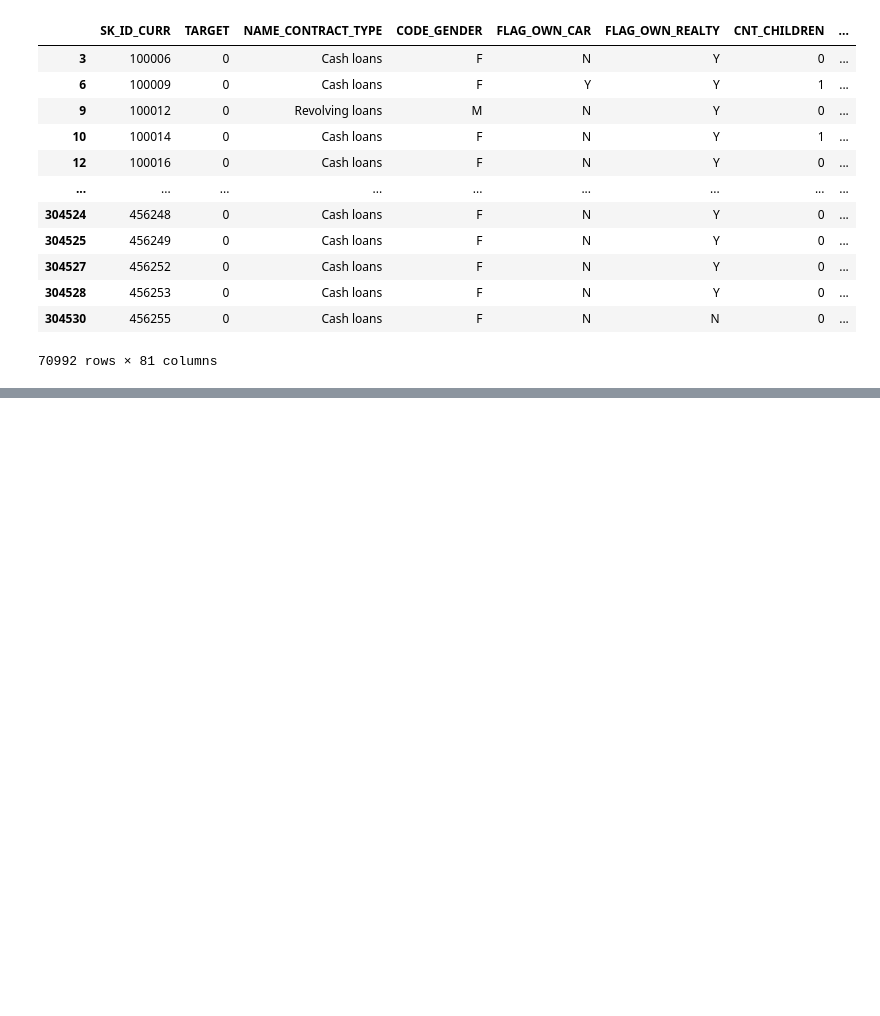
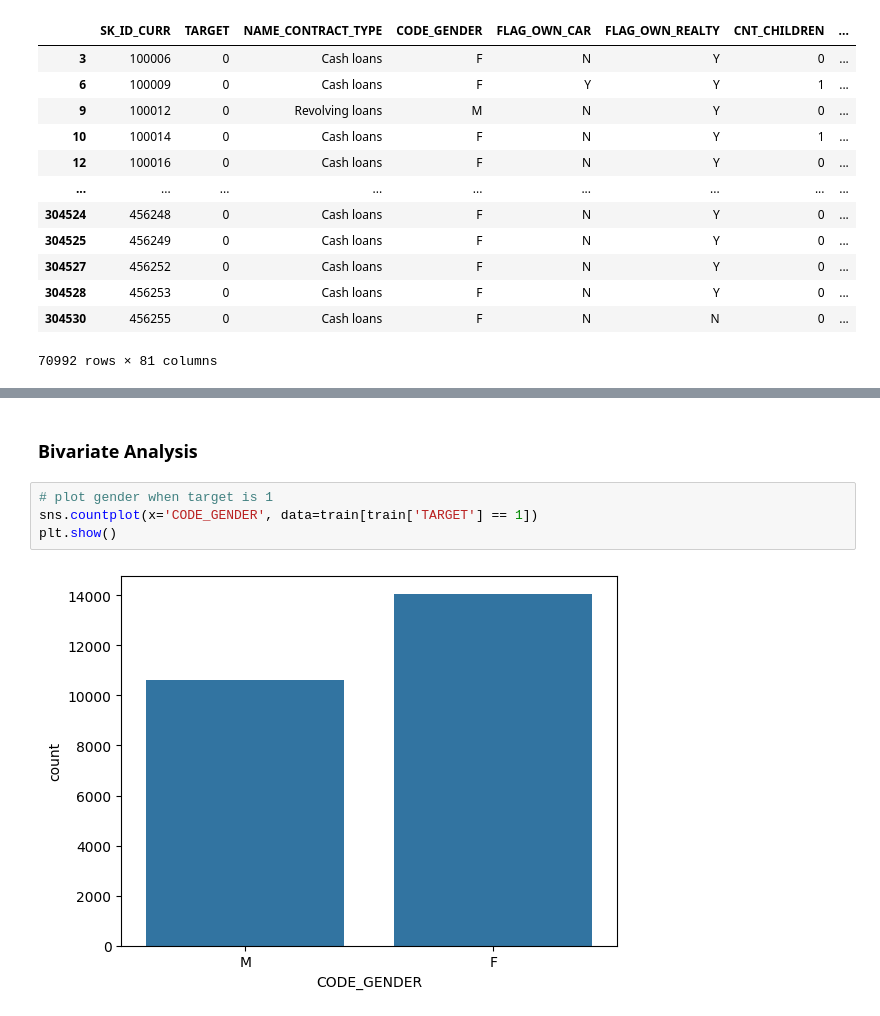
Before and after one commit to Saifansari-ai/Credit_risk_modeling, a Jupyter notebook: eda.ipynb, the cells around one changed output, grey strips where cells are left out. Drawn from its saved outputs; the diff is of its cells as text; blank space fills up the shorter version.

Commit message:
Bivariate analysis

```diff
--- a/eda.ipynb
+++ b/eda.ipynb
@@ -368,0 +389,8 @@ train[train['is_outlier_amt_req_credit_bureau_mon'] == 1]
+# %% [markdown]
+### Bivariate Analysis
+# %%
+# plot gender when target is 1
+sns.countplot(x='CODE_GENDER', data=train[train['TARGET'] == 1])
+plt.show()
+# %% [output]
+[figure, added]
```
Also changed, not shown: parts of 18 cells of this notebook.
